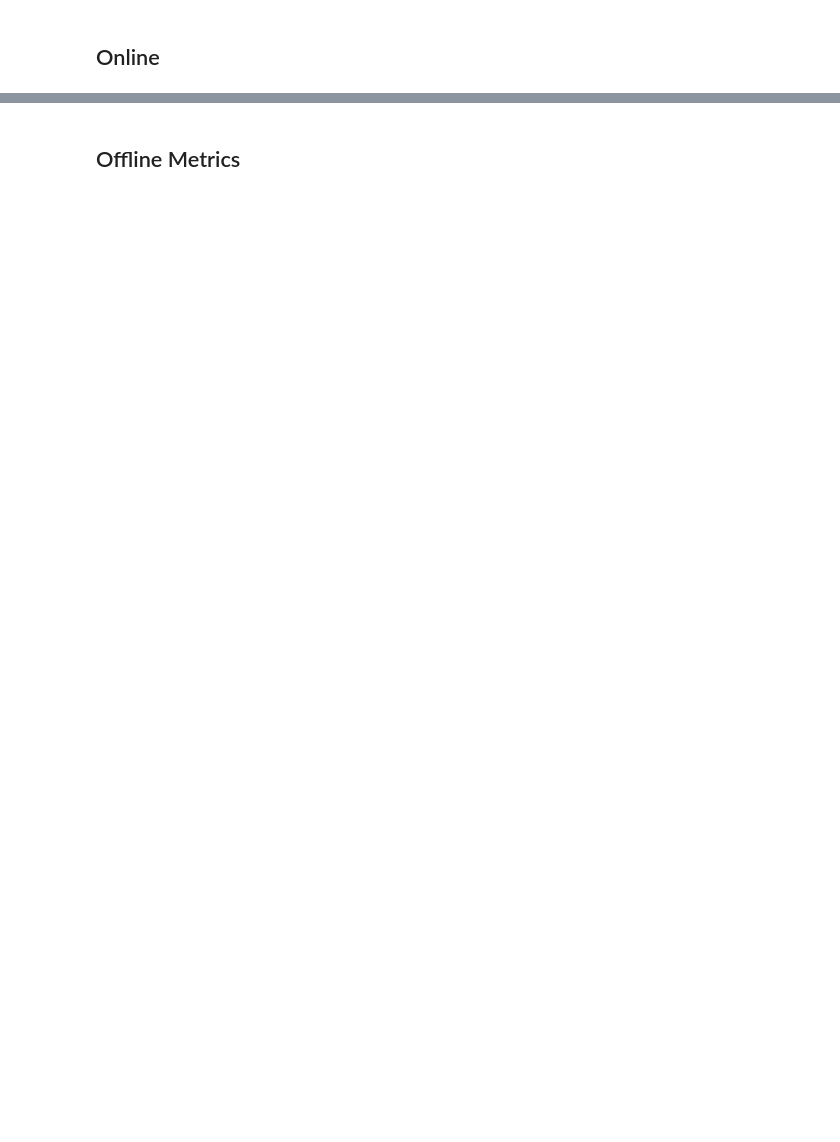
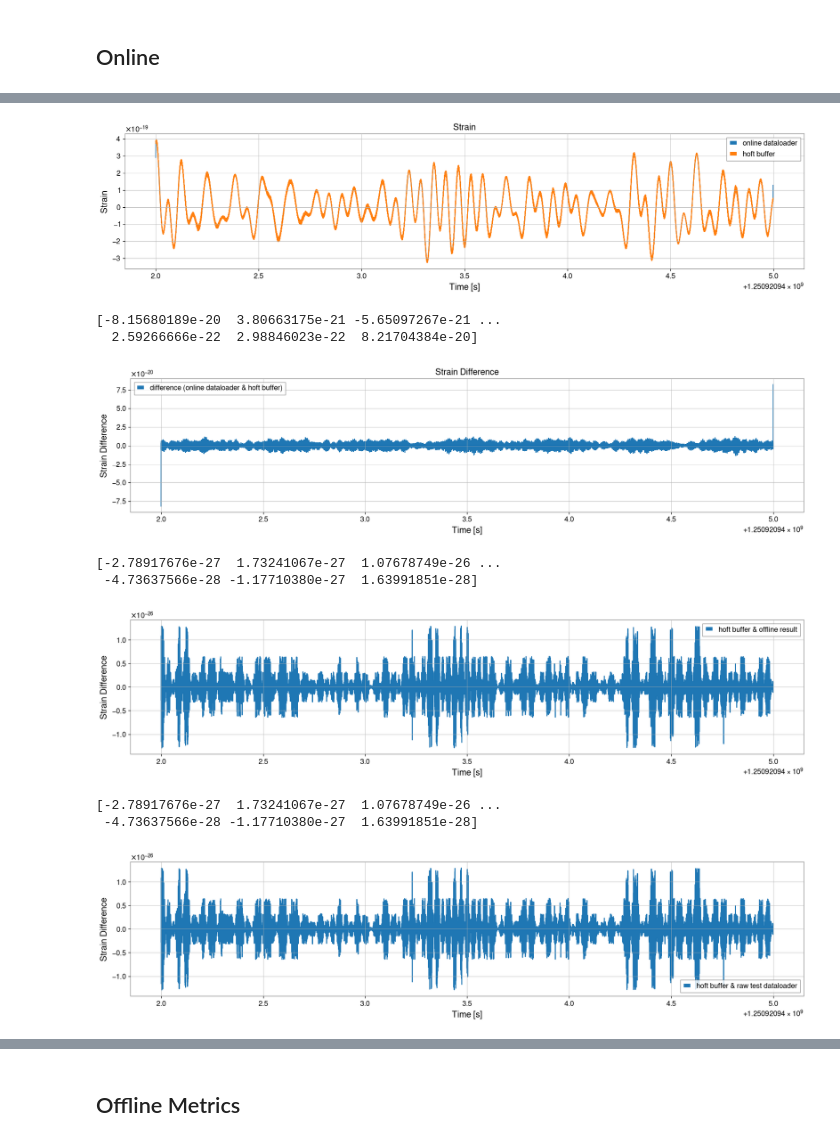
Before and after one commit to saleem-muhammed/deepcleanv2, a Jupyter notebook: projects/clean/compare.ipynb, the cells around one changed output, grey strips where cells are left out. Cells and saved outputs as stored; diff of their text form; code cells hidden in the pictures; blank space fills up the shorter version.

```diff
--- a/projects/clean/compare.ipynb
+++ b/projects/clean/compare.ipynb
@@ -101,0 +267,46 @@ plt.show()
+# %%
+# hoft_buffer.plot(figsize=[20,4]).show()
+plt.figure(figsize=[20,4])
+plt.title('Strain')
+plt.plot(times, inference_dataset.y_inference.X.double().to('cpu').numpy(), label='online dataloader')
+plt.plot(times, hoft_buffer.value, label='hoft buffer')
+plt.xlabel('Time [s]')
+plt.ylabel('Strain')
+plt.legend()
+plt.show()
+
+print(inference_dataset.y_inference.X.double().to('cpu').numpy() - hoft_buffer.value)
+plt.figure(figsize=[20,4])
+plt.title('Strain Difference')
+plt.plot(times, inference_dataset.y_inference.X.double().to('cpu').numpy() - hoft_buffer.value, label='difference (online dataloader & hoft buffer)')
+plt.xlabel('Time [s]')
+plt.ylabel('Strain Difference')
+plt.legend()
+plt.show()
+
+print(hoft_buffer.value - offline_raw)
+plt.figure(figsize=[20,4])
+plt.plot(hoft_buffer.times, hoft_buffer.value - offline_raw, label='hoft buffer & offline result')
+plt.xlabel('Time [s]')
+plt.ylabel('Strain Difference')
+plt.legend()
+plt.show()
+
+print(hoft_buffer.value - t_data_raw)
+plt.figure(figsize=[20,4])
+plt.plot(hoft_buffer.times, hoft_buffer.value - t_data_raw, label='hoft buffer & raw test dataloader')
+plt.xlabel('Time [s]')
+plt.ylabel('Strain Difference')
+plt.legend()
+plt.show()
+# %% [output]
+[figure, added]
+[-8.15680189e-20  3.80663175e-21 -5.65097267e-21 ...
+  2.59266666e-22  2.98846023e-22  8.21704384e-20]
+[figure, added]
+[-2.78917676e-27  1.73241067e-27  1.07678749e-26 ...
+ -4.73637566e-28 -1.17710380e-27  1.63991851e-28]
+[figure, added]
+[-2.78917676e-27  1.73241067e-27  1.07678749e-26 ...
+ -4.73637566e-28 -1.17710380e-27  1.63991851e-28]
+[figure, added]
```
Also changed, not shown: parts of 29 cells of this notebook, 5 other files.
